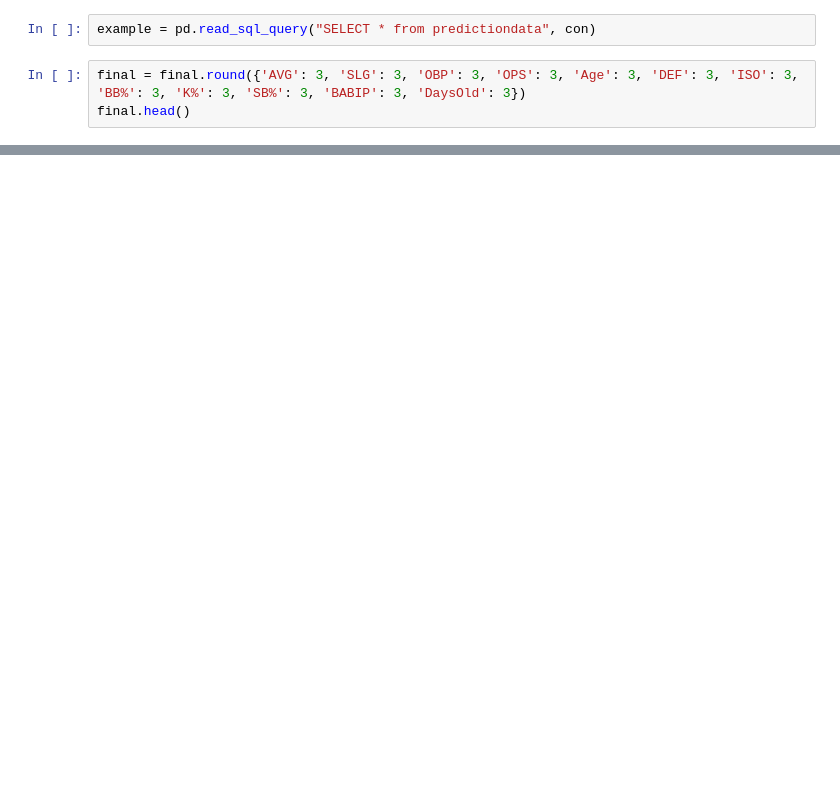
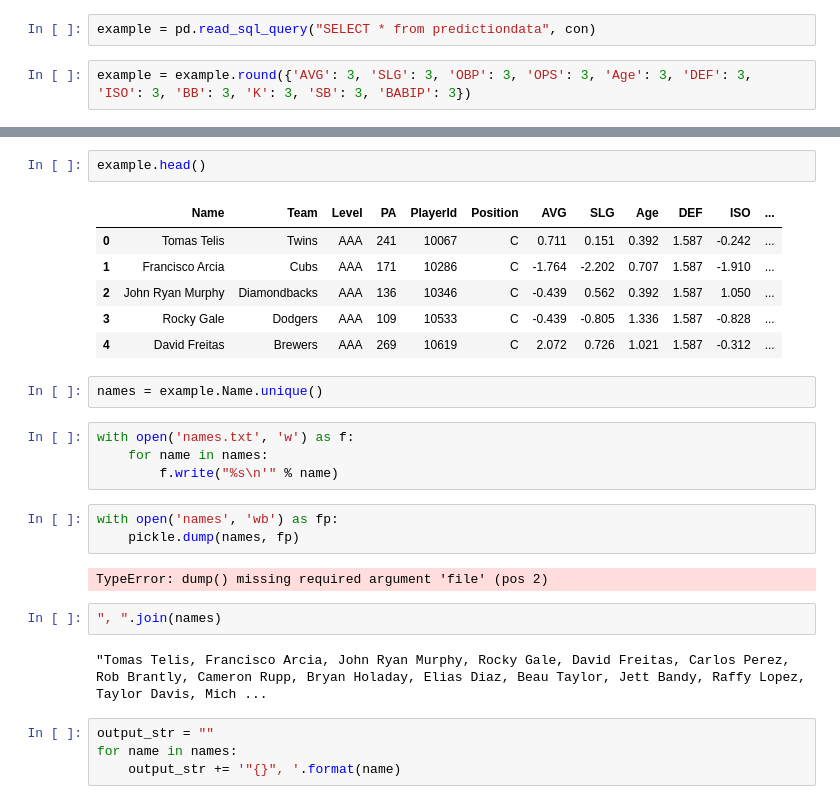
Before and after one commit to TrevorCap/BaseBallProject, a Jupyter notebook: 2019.ipynb, the cells around one changed output, grey strips where cells are left out. Cells and saved outputs as stored; diff of their text form; blank space fills up the shorter version.

```diff
--- a/2019.ipynb
+++ b/2019.ipynb
@@ -107,5 +107,4 @@ final.to_sql('predictiondata', con, if_exists='replace', index=False)
 # %%
 example = pd.read_sql_query("SELECT * from predictiondata", con)
 # %%
-final = final.round({'AVG': 3, 'SLG': 3, 'OBP': 3, 'OPS': 3, 'Age': 3, 'DEF': 3, 'ISO': 3, 'BB%': 3, 'K%': 3, 'SB%': 3, 'BABIP': 3, 'DaysOld': 3})
-final.head()
+example = example.round({'AVG': 3, 'SLG': 3, 'OBP': 3, 'OPS': 3, 'Age': 3, 'DEF': 3, 'ISO': 3, 'BB': 3, 'K': 3, 'SB': 3, 'BABIP': 3})
@@ -118,0 +111,28 @@ final.head()
+# %%
+example.head()
+# %% [output]
+|  | Name | Team | Level | PA | PlayerId | Position | AVG | SLG | Age | DEF | ISO | ... |
+| 0 | Tomas Telis | Twins | AAA | 241 | 10067 | C | 0.711 | 0.151 | 0.392 | 1.587 | -0.242 | ... |
+| 1 | Francisco Arcia | Cubs | AAA | 171 | 10286 | C | -1.764 | -2.202 | 0.707 | 1.587 | -1.910 | ... |
+| 2 | John Ryan Murphy | Diamondbacks | AAA | 136 | 10346 | C | -0.439 | 0.562 | 0.392 | 1.587 | 1.050 | ... |
+| 3 | Rocky Gale | Dodgers | AAA | 109 | 10533 | C | -0.439 | -0.805 | 1.336 | 1.587 | -0.828 | ... |
+| 4 | David Freitas | Brewers | AAA | 269 | 10619 | C | 2.072 | 0.726 | 1.021 | 1.587 | -0.312 | ... |
+# %%
+names = example.Name.unique()
+# %%
+with open('names.txt', 'w') as f:
+    for name in names:
+        f.write("%s\n'" % name)
+# %%
+with open('names', 'wb') as fp:
+    pickle.dump(names, fp)
+# %% [output]
+TypeError: dump() missing required argument 'file' (pos 2)
+# %%
+", ".join(names)
+# %% [output]
+"Tomas Telis, Francisco Arcia, John Ryan Murphy, Rocky Gale, David Freitas, Carlos Perez, Rob Brantly, Cameron Rupp, Bryan Holaday, Elias Diaz, Beau Taylor, Jett Bandy, Raffy Lopez, Taylor Davis, Mich ...
+# %%
+output_str = ""
+for name in names:
+    output_str += '"{}", '.format(name)
```
Also changed, not shown: parts of 3 cells of this notebook, 4 other files.
